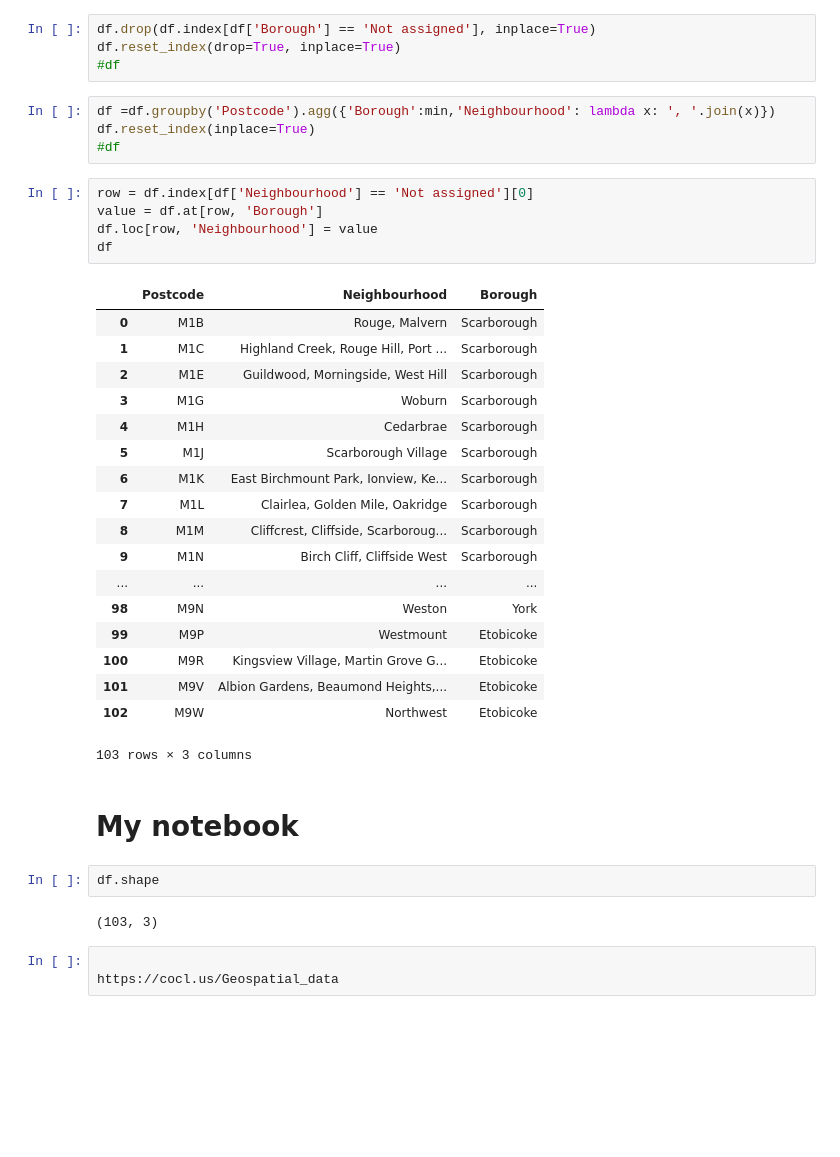
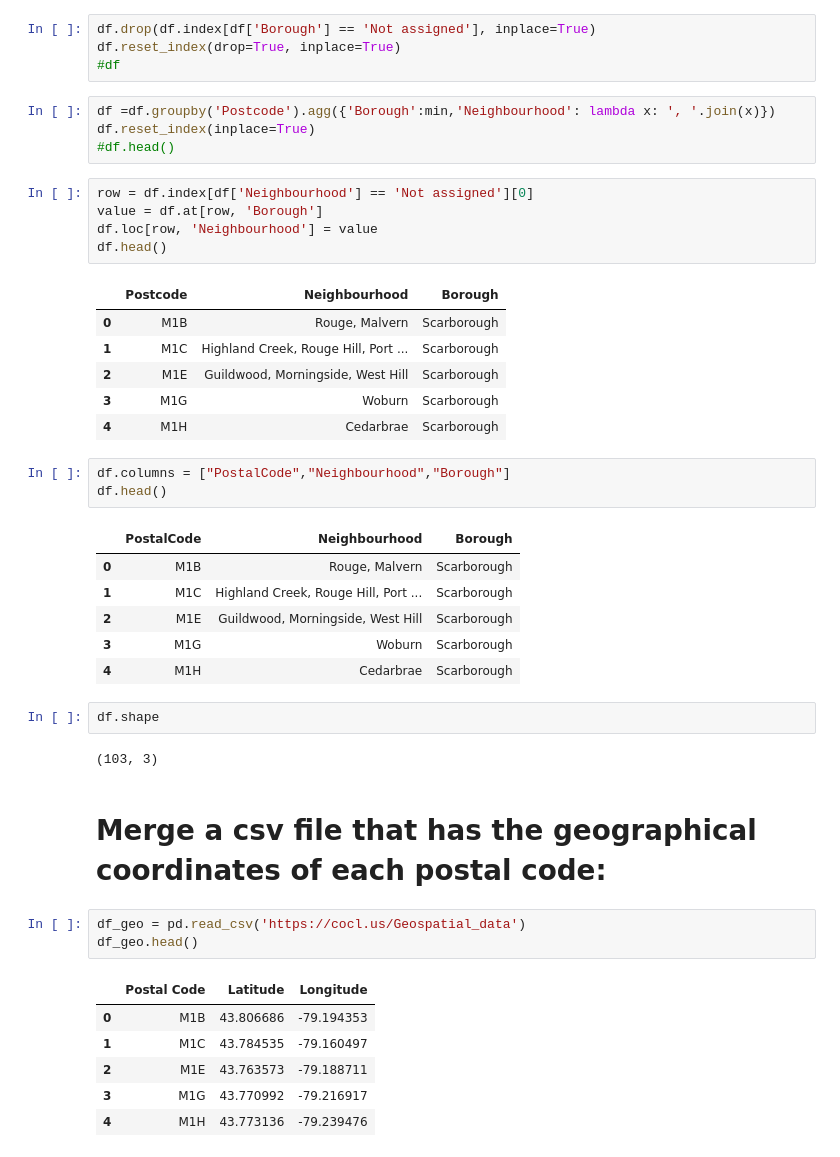
Before and after one commit to khayama-zz/Coursera_Capstone, a Jupyter notebook: Segmenting and Clustering Neighborhoods in Toronto.ipynb, the cells around one changed output. Cells and saved outputs as stored; diff of their text form; blank space fills up the shorter version.

```diff
--- a/Segmenting and Clustering Neighborhoods in Toronto.ipynb
+++ b/Segmenting and Clustering Neighborhoods in Toronto.ipynb
@@ -54,37 +56,42 @@ df.reset_index(drop=True, inplace=True)
 # %%
 df =df.groupby('Postcode').agg({'Borough':min,'Neighbourhood': lambda x: ', '.join(x)})
 df.reset_index(inplace=True)
-#df
+#df.head()
 # %%
 row = df.index[df['Neighbourhood'] == 'Not assigned'][0]
 value = df.at[row, 'Borough']
 df.loc[row, 'Neighbourhood'] = value
-df
+df.head()
 # %% [output]
 |  | Postcode | Neighbourhood | Borough |
 | 0 | M1B | Rouge, Malvern | Scarborough |
 | 1 | M1C | Highland Creek, Rouge Hill, Port ... | Scarborough |
 | 2 | M1E | Guildwood, Morningside, West Hill | Scarborough |
 | 3 | M1G | Woburn | Scarborough |
 | 4 | M1H | Cedarbrae | Scarborough |
-| 5 | M1J | Scarborough Village | Scarborough |
-| 6 | M1K | East Birchmount Park, Ionview, Ke... | Scarborough |
-| 7 | M1L | Clairlea, Golden Mile, Oakridge | Scarborough |
-| 8 | M1M | Cliffcrest, Cliffside, Scarboroug... | Scarborough |
-| 9 | M1N | Birch Cliff, Cliffside West | Scarborough |
-| ... | ... | ... | ... |
-| 98 | M9N | Weston | York |
-| 99 | M9P | Westmount | Etobicoke |
-| 100 | M9R | Kingsview Village, Martin Grove G... | Etobicoke |
-| 101 | M9V | Albion Gardens, Beaumond Heights,... | Etobicoke |
-| 102 | M9W | Northwest | Etobicoke |
-103 rows × 3 columns
-# %% [markdown]
-# My notebook
+# %%
+df.columns = ["PostalCode","Neighbourhood","Borough"]
+df.head()
+# %% [output]
+|  | PostalCode | Neighbourhood | Borough |
+| 0 | M1B | Rouge, Malvern | Scarborough |
+| 1 | M1C | Highland Creek, Rouge Hill, Port ... | Scarborough |
+| 2 | M1E | Guildwood, Morningside, West Hill | Scarborough |
+| 3 | M1G | Woburn | Scarborough |
+| 4 | M1H | Cedarbrae | Scarborough |
 # %%
 df.shape
 # %% [output]
 (103, 3)
+# %% [markdown]
+# Merge a csv file that has the geographical coordinates of each postal code:
 # %%
-
-https://cocl.us/Geospatial_data
+df_geo = pd.read_csv('https://cocl.us/Geospatial_data')
+df_geo.head()
+# %% [output]
+|  | Postal Code | Latitude | Longitude |
+| 0 | M1B | 43.806686 | -79.194353 |
+| 1 | M1C | 43.784535 | -79.160497 |
+| 2 | M1E | 43.763573 | -79.188711 |
+| 3 | M1G | 43.770992 | -79.216917 |
+| 4 | M1H | 43.773136 | -79.239476 |
```
Also changed, not shown: parts of 38 cells of this notebook.
